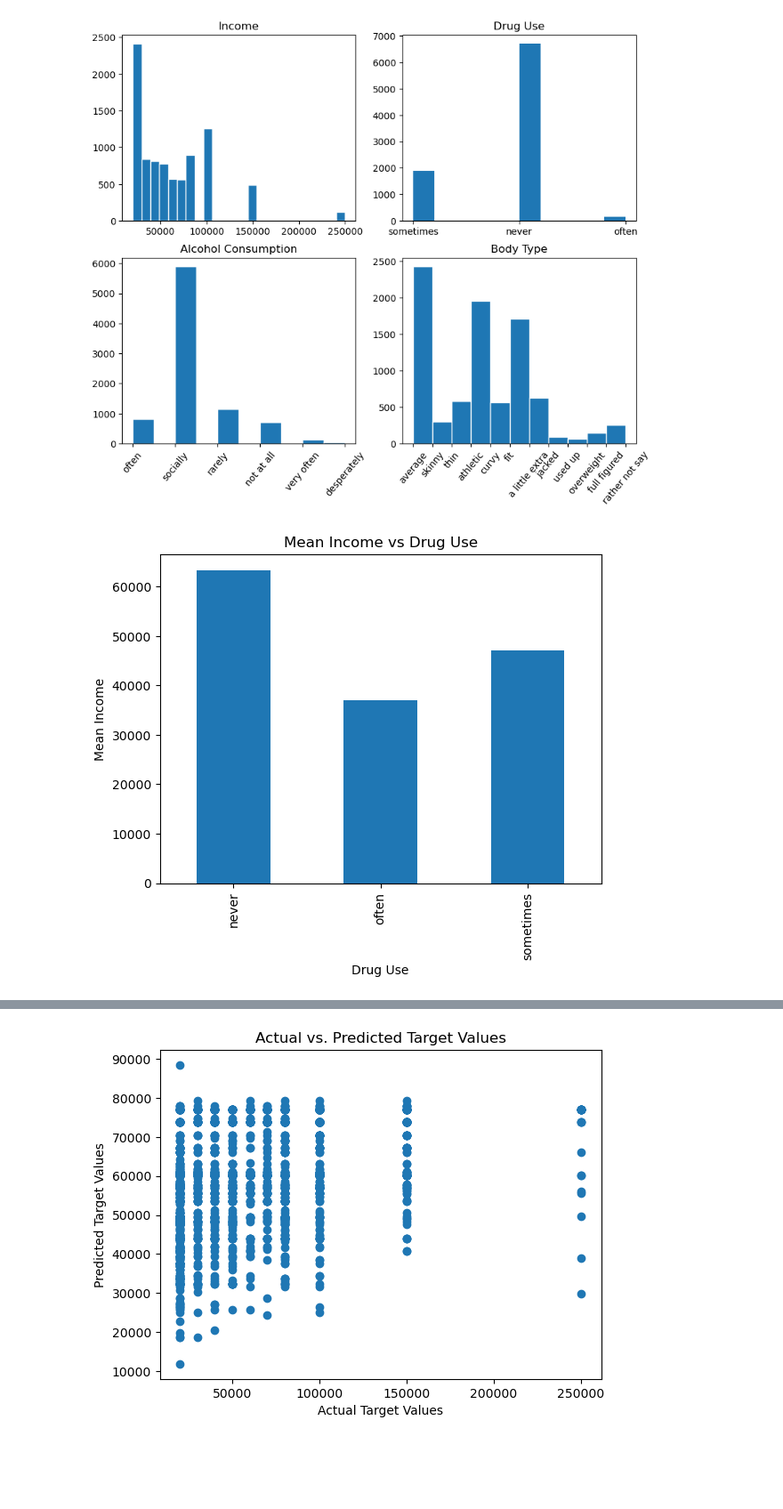
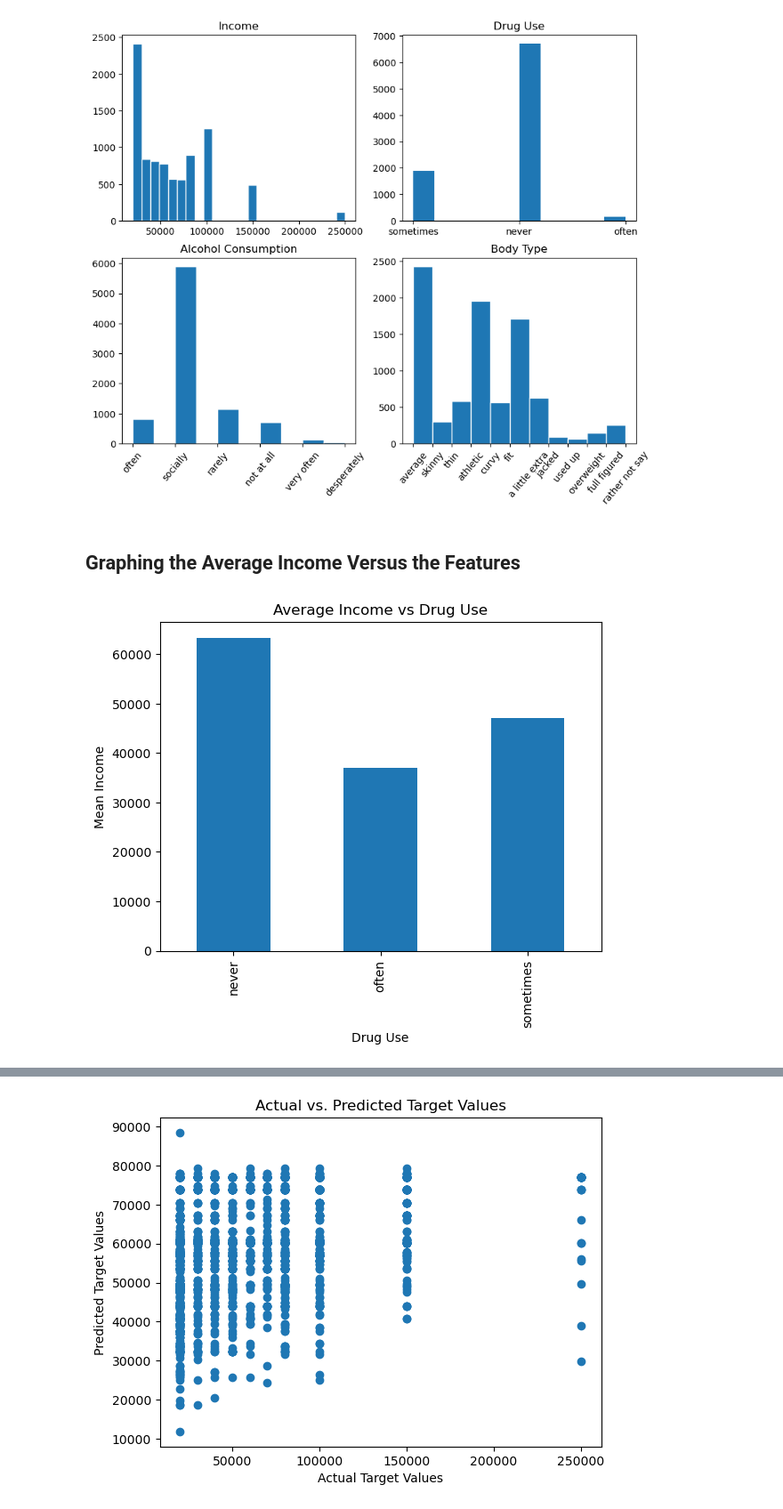
Before and after one commit to tsheppel/OKCupid_project, a Jupyter notebook: date-a-scientist.ipynb, the cells around one changed output, grey strips where cells are left out. Shown at 89% size. Cells and saved outputs as stored; diff of their text form; code cells hidden in the pictures; blank space fills up the shorter version.

```diff
--- a/date-a-scientist.ipynb
+++ b/date-a-scientist.ipynb
@@ -147,15 +166,17 @@ ax[1,1].tick_params(axis='x', labelrotation=50)
 plt.show()
 # %% [output]
 [figure]
+# %% [markdown]
+## Graphing the Average Income Versus the Features
 # %%
 mean_y_per_cat = df.groupby('drugs')['valid_income'].mean()
 mean_y_per_cat.plot(kind='bar')
 plt.xlabel('Drug Use')
 plt.ylabel('Mean Income')
-plt.title('Mean Income vs Drug Use')
+plt.title('Average Income vs Drug Use')
 plt.show()
 # %% [output]
-[figure, old version]
+[figure, new version]
 # %%
 mean_y_per_cat = df.groupby('drinks')['valid_income'].mean()
 mean_y_per_cat.plot(kind='bar')
```
Also changed, not shown: parts of 18 cells of this notebook.
